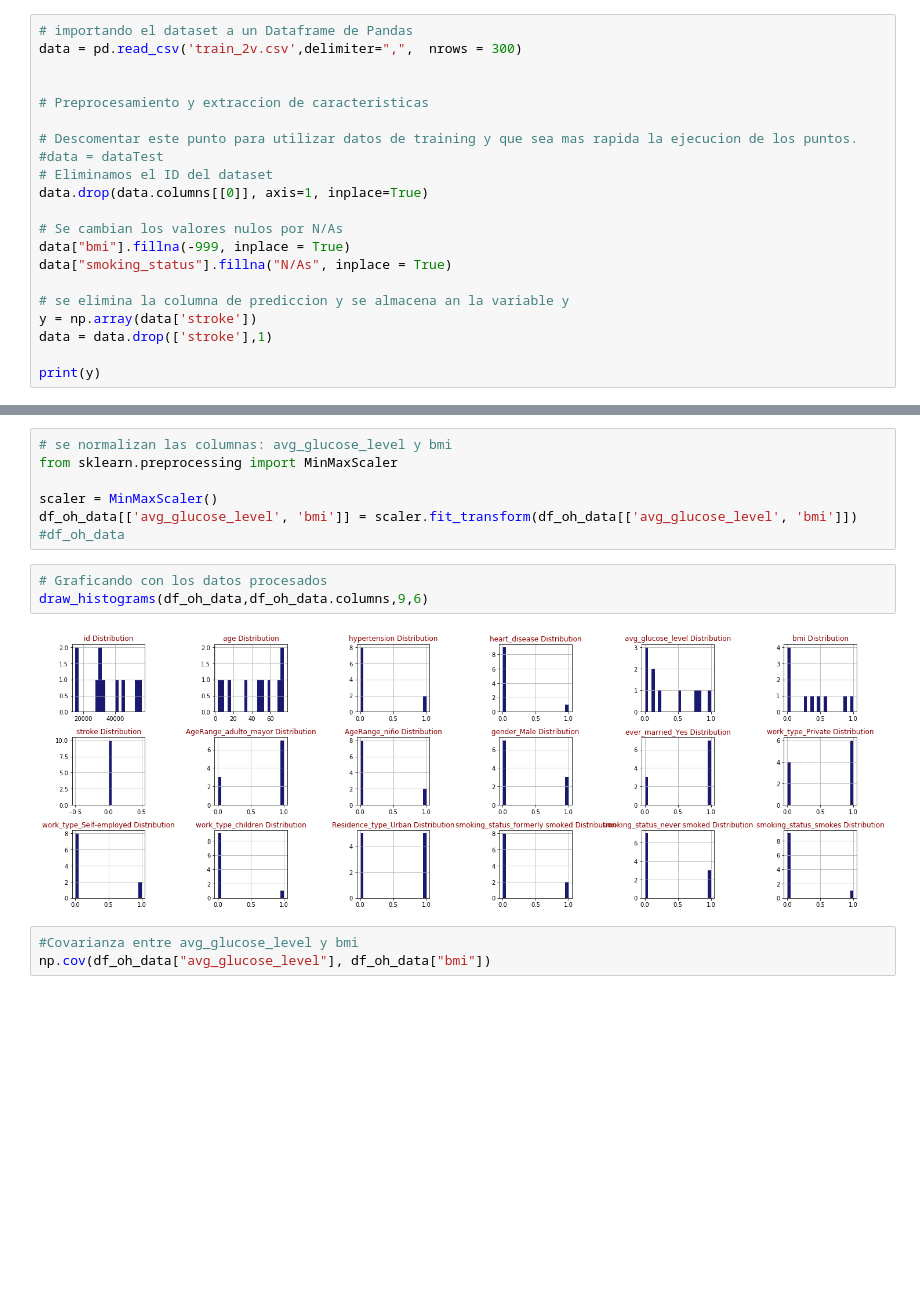
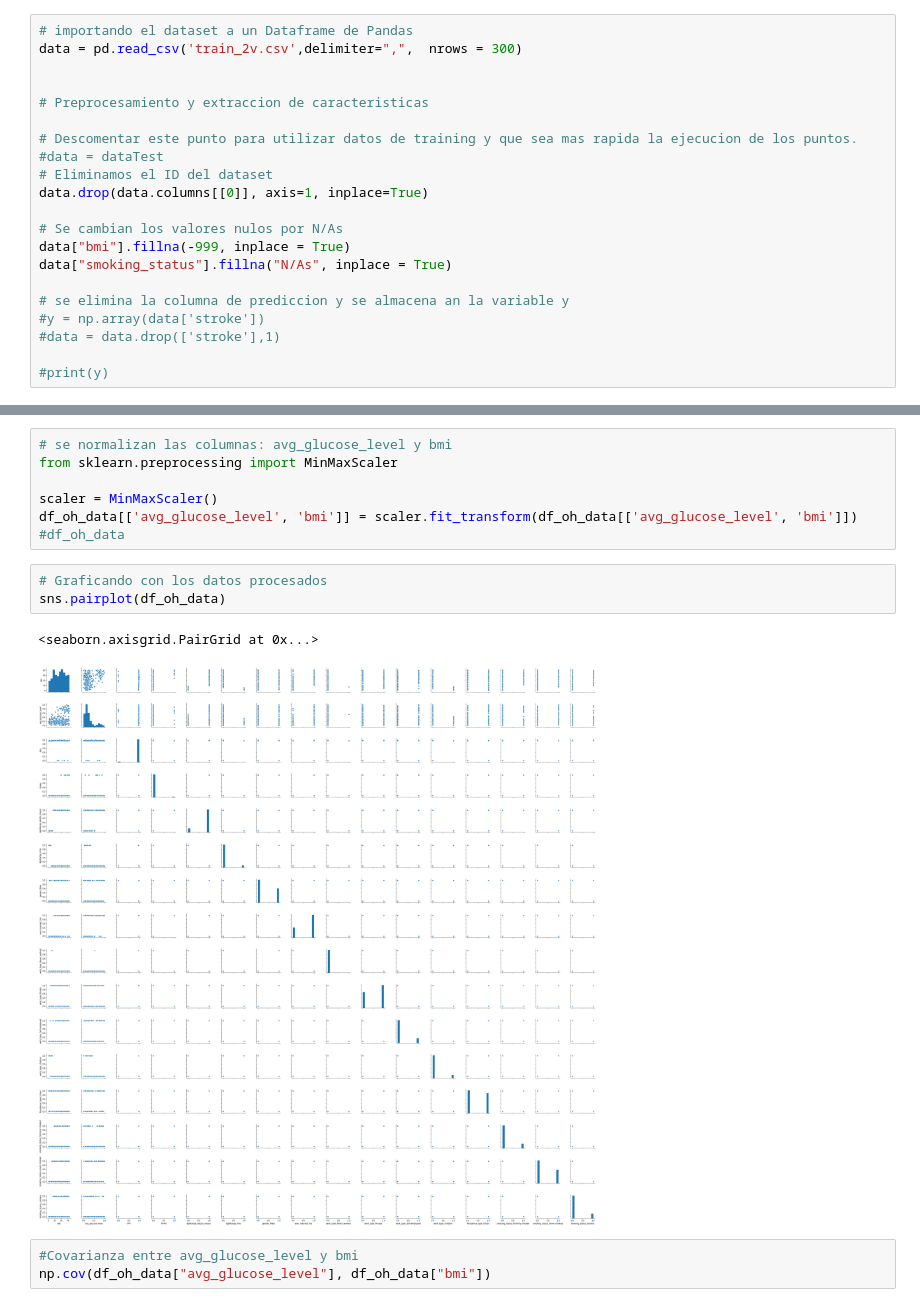
Before and after one commit to jpablofdez/DataScience, a Jupyter notebook: ProjectoFinal.ipynb, the cells around one changed output, grey strips where cells are left out. Saved outputs shown, nothing was run; the diff lists cells and outputs as text; blank space fills up the shorter version.

```diff
--- a/ProjectoFinal.ipynb
+++ b/ProjectoFinal.ipynb
@@ -82,7 +82,7 @@ data["bmi"].fillna(-999, inplace = True)
 data["smoking_status"].fillna("N/As", inplace = True)
 
 # se elimina la columna de prediccion y se almacena an la variable y
-y = np.array(data['stroke'])
-data = data.drop(['stroke'],1)
+#y = np.array(data['stroke'])
+#data = data.drop(['stroke'],1)
 
-print(y)
+#print(y)
@@ -184,9 +178,10 @@ df_oh_data[['avg_glucose_level', 'bmi']] = scaler.fit_transform(df_oh_data[['avg
 #df_oh_data
 # %%
 # Graficando con los datos procesados
-draw_histograms(df_oh_data,df_oh_data.columns,9,6)
+sns.pairplot(df_oh_data)
 # %% [output]
+<seaborn.axisgrid.PairGrid at 0x...>
-[figure, old version]
+[figure, new version]
 # %%
 #Covarianza entre avg_glucose_level y bmi
 np.cov(df_oh_data["avg_glucose_level"], df_oh_data["bmi"])
```
Also changed, not shown: parts of 7 cells of this notebook.
